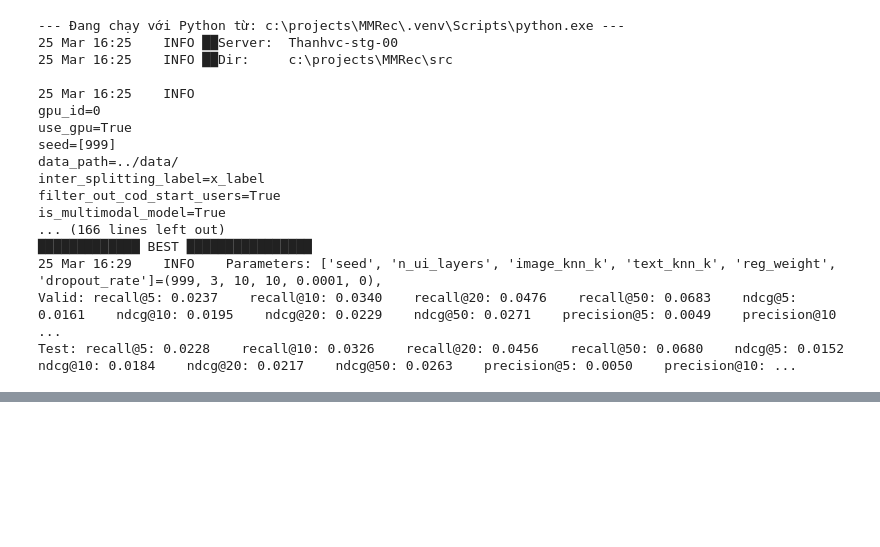
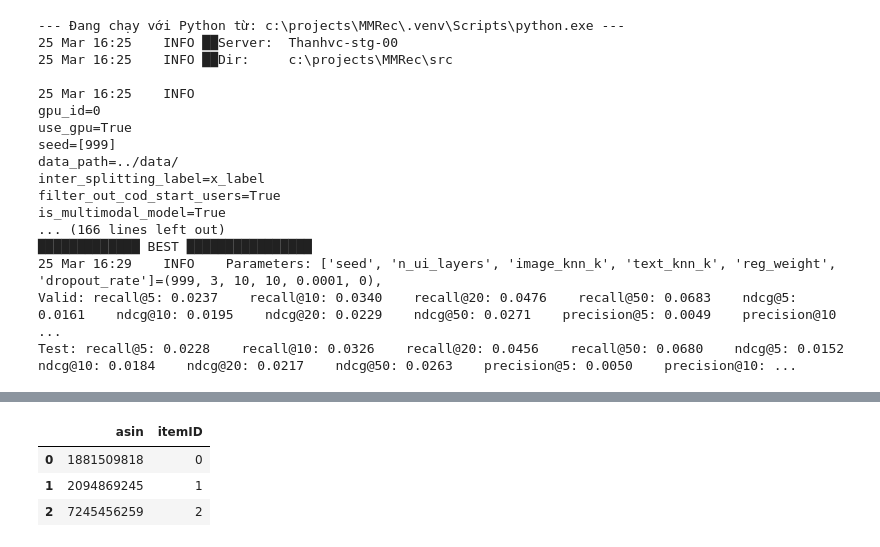
Before and after one commit to ThanhB18059162022/MMRec, a Jupyter notebook: main.ipynb, the cells around one changed output, grey strips where cells are left out. Cells and saved outputs as stored; diff of their text form; code cells hidden in the pictures; blank space fills up the shorter version.

```diff
--- a/main.ipynb
+++ b/main.ipynb
@@ -169,0 +234,9 @@ Test: recall@5: 0.0228    recall@10: 0.0326    recall@20: 0.0456    recall@50: 0
+# %%
+df_map_i_id = pd.read_csv('../data/sports/i_id_mapping.csv', sep="\t")
+# %%
+df_map_i_id.head(3)
+# %% [output]
+|  | asin | itemID |
+| 0 | 1881509818 | 0 |
+| 1 | 2094869245 | 1 |
+| 2 | 7245456259 | 2 |
```
Also changed, not shown: parts of 56 cells of this notebook.
